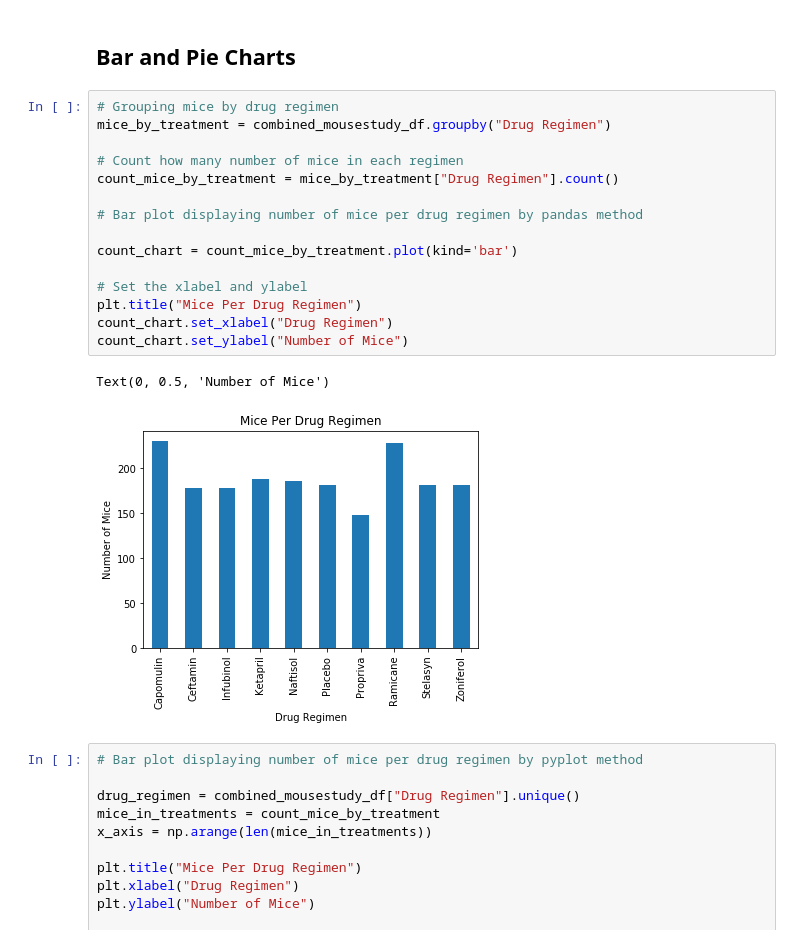
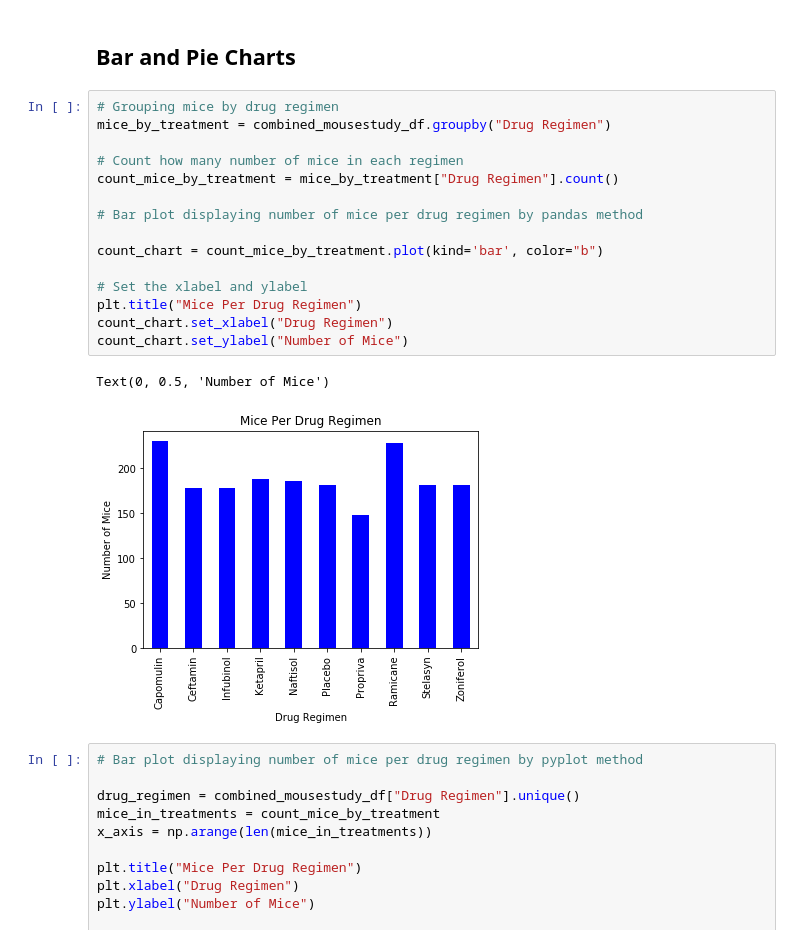
Before and after one commit to cdfencing/Matplotlib-The-Power-of-Plots, a Jupyter notebook: Pymaceuticals/Pymaceuticals.ipynb, the cells around one changed output. Cells and saved outputs as stored; diff of their text form.

```diff
--- a/Pymaceuticals/Pymaceuticals.ipynb
+++ b/Pymaceuticals/Pymaceuticals.ipynb
@@ -70,21 +72,21 @@ Summary_tumor_volume.head()
 # %%
 # Grouping mice by drug regimen
 mice_by_treatment = combined_mousestudy_df.groupby("Drug Regimen")
 
 # Count how many number of mice in each regimen
 count_mice_by_treatment = mice_by_treatment["Drug Regimen"].count()
 
 # Bar plot displaying number of mice per drug regimen by pandas method
 
-count_chart = count_mice_by_treatment.plot(kind='bar')
+count_chart = count_mice_by_treatment.plot(kind='bar', color="b")
 
 # Set the xlabel and ylabel
 plt.title("Mice Per Drug Regimen")
 count_chart.set_xlabel("Drug Regimen")
 count_chart.set_ylabel("Number of Mice")
 # %% [output]
 Text(0, 0.5, 'Number of Mice')
-[figure, old version]
+[figure, new version]
 # %%
 # Bar plot displaying number of mice per drug regimen by pyplot method
 
```
Also changed, not shown: parts of 9 cells of this notebook.
